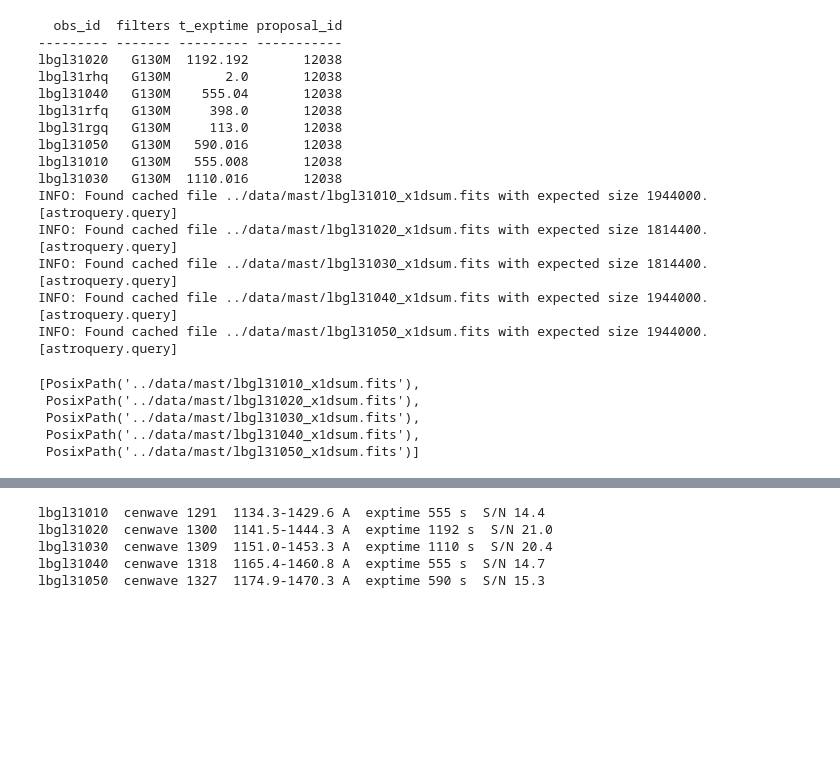
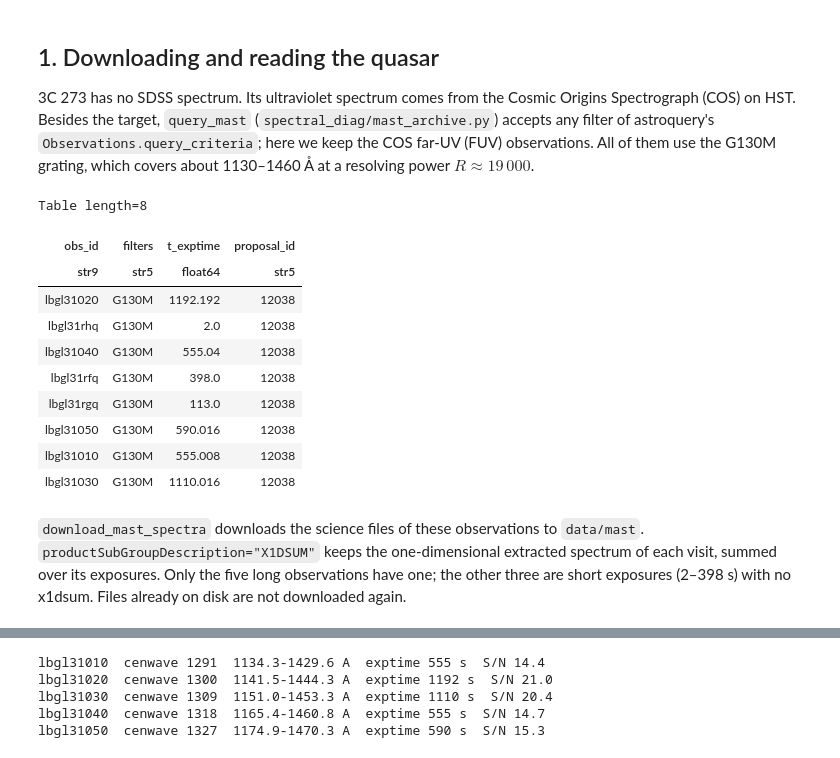
Before and after one commit to FeatAstro/RAD-2026, a Jupyter notebook: notebooks/full_quasar_tutorial.ipynb, the cells around one changed output, grey strips where cells are left out. Drawn from its saved outputs; the diff is of its cells as text; code cells hidden in the pictures; blank space fills up the shorter version.

```diff
--- a/notebooks/full_quasar_tutorial.ipynb
+++ b/notebooks/full_quasar_tutorial.ipynb
@@ -1,39 +16,23 @@
+# %% [markdown]
+## 1. Downloading and reading the quasar
+
+3C 273 has no SDSS spectrum. Its ultraviolet spectrum comes from the Cosmic Origins Spectrograph (COS) on HST. Besides the target, `query_mast` (`spectral_diag/mast_archive.py`) accepts any filter of astroquery's `Observations.query_criteria`; here we keep the COS far-UV (FUV) observations. All of them use the G130M grating, which covers about 1130–1460 Å at a resolving power $R \approx 19\,000$.
 # %%
-from pathlib import Path
+from spectral_diag.mast_archive import query_mast
 
-from spectral_diag.mast_archive import query_mast, download_mast_spectra
-
-DOWNLOAD_DIR = Path("../data/mast")
-
-# 3C 273 has no SDSS spectrum; HST/COS FUV (G130M, ~1130-1430 A) covers the
-# low-z Ly-alpha forest and the Galactic metal lines towards it.
 obs = query_mast("3C 273", obs_collection="HST", instrument_name="COS/FUV")
-print(obs["obs_id", "filters", "t_exptime", "proposal_id"])
-
-# X1DSUM = 1D extracted spectrum summed over all exposures of one visit.
-# Files already on disk are not downloaded again (astroquery cache).
-paths = download_mast_spectra(
-    obs, download_dir=DOWNLOAD_DIR, productSubGroupDescription="X1DSUM"
-)
-paths
+obs["obs_id", "filters", "t_exptime", "proposal_id"]
 # %% [output]
-  obs_id  filters t_exptime proposal_id
---------- ------- --------- -----------
-lbgl31020   G130M  1192.192       12038
-lbgl31rhq   G130M       2.0       12038
-lbgl31040   G130M    555.04       12038
-lbgl31rfq   G130M     398.0       12038
-lbgl31rgq   G130M     113.0       12038
-lbgl31050   G130M   590.016       12038
-lbgl31010   G130M   555.008       12038
-lbgl31030   G130M  1110.016       12038
-INFO: Found cached file ../data/mast/lbgl31010_x1dsum.fits with expected size 1944000. [astroquery.query]
-INFO: Found cached file ../data/mast/lbgl31020_x1dsum.fits with expected size 1814400. [astroquery.query]
-INFO: Found cached file ../data/mast/lbgl31030_x1dsum.fits with expected size 1814400. [astroquery.query]
-INFO: Found cached file ../data/mast/lbgl31040_x1dsum.fits with expected size 1944000. [astroquery.query]
-INFO: Found cached file ../data/mast/lbgl31050_x1dsum.fits with expected size 1944000. [astroquery.query]
+Table length=8
-[PosixPath('../data/mast/lbgl31010_x1dsum.fits'),
- PosixPath('../data/mast/lbgl31020_x1dsum.fits'),
- PosixPath('../data/mast/lbgl31030_x1dsum.fits'),
- PosixPath('../data/mast/lbgl31040_x1dsum.fits'),
- PosixPath('../data/mast/lbgl31050_x1dsum.fits')]
+| obs_id | filters | t_exptime | proposal_id |
+| str9 | str5 | float64 | str5 |
+| lbgl31020 | G130M | 1192.192 | 12038 |
+| lbgl31rhq | G130M | 2.0 | 12038 |
+| lbgl31040 | G130M | 555.04 | 12038 |
+| lbgl31rfq | G130M | 398.0 | 12038 |
+| lbgl31rgq | G130M | 113.0 | 12038 |
+| lbgl31050 | G130M | 590.016 | 12038 |
+| lbgl31010 | G130M | 555.008 | 12038 |
+| lbgl31030 | G130M | 1110.016 | 12038 |
+# %% [markdown]
+`download_mast_spectra` downloads the science files of these observations to `data/mast`. `productSubGroupDescription="X1DSUM"` keeps the one-dimensional extracted spectrum of each visit, summed over its exposures. Only the five long observations have one; the other three are short exposures (2–398 s) with no x1dsum. Files already on disk are not downloaded again.
```
Also changed, not shown: parts of 24 cells of this notebook.
